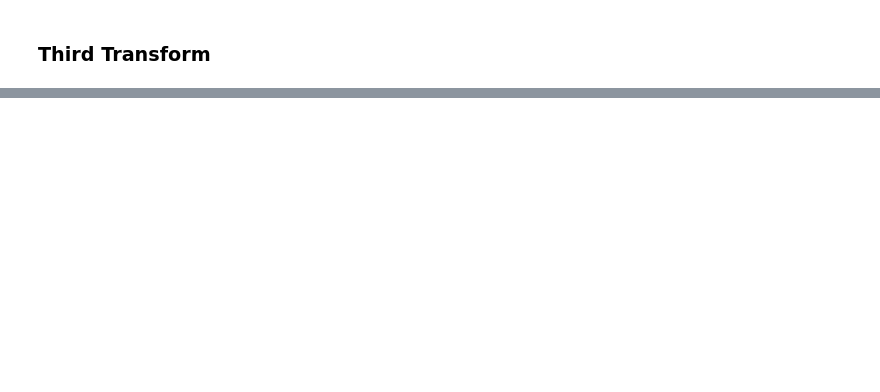
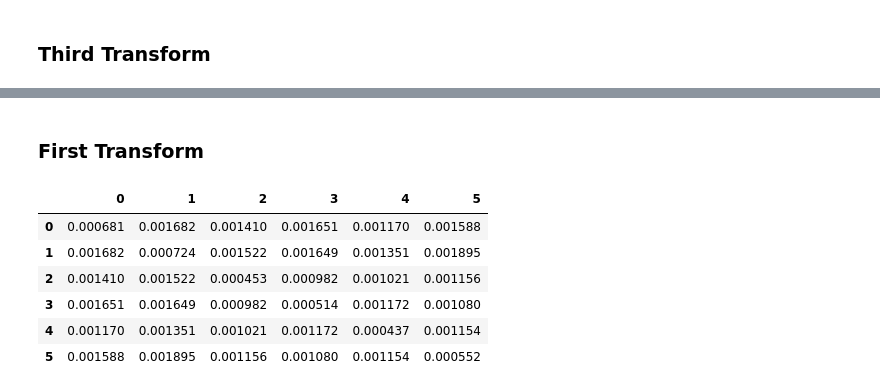
Before and after one commit to joelpoliveira/Feature-Engineering-for-Machine-Learning, a Jupyter notebook: Cap 1 - Text Data/main.ipynb, the cells around one changed output, grey strips where cells are left out. Cells and saved outputs as stored; diff of their text form; code cells hidden in the pictures; blank space fills up the shorter version.

Commit message:
add: inverse frequency transformation

```diff
--- a/Cap 1 - Text Data/main.ipynb
+++ b/Cap 1 - Text Data/main.ipynb
@@ -144,12 +428,12 @@ def bag_of_words(document: str, vocab: list, t: Callable) -> Sequence:
 def get_similarity_mat(N: int, dist: Callable, t: Callable):
     bows = [ bag_of_words(get(i), vocab, t) for i in range(N) ]
 
-    sim_mat = np.zeros((n,n))
-    for i in range(n):
-        for j in range(i, n):
+    sim_mat = np.zeros((N,N))
+    for i in range(N):
+        for j in range(i, N):
             sim_mat[i,j] = dist(bows[i], bows[j])
             sim_mat[j,i] = sim_mat[i,j]
-    display(pd.DataFrame(data = sim_mat, columns=range(n), index=range(n)).loc[0:5, 0:5])
+    display(pd.DataFrame(data = sim_mat, columns=range(N), index=range(N)).loc[0:5, 0:5])
     return sim_mat
 # %%
 t1 = lambda arr: np.log2(1+arr)
@@ -184,0 +596,29 @@ get_stats(0)
+# %%
+def bag_of_words(document: str, doc_freq: list, vocab: list, t: Callable) -> Sequence:
+    bow = np.zeros(len(vocab))
+    loc = dict(map(lambda pair: (pair[1], pair[0]), enumerate(vocab)))
+
+    for word in nltk.word_tokenize(document):
+        bow[loc[word.lower()]]+=1
+
+    bow = t(bow)
+
+    for i, v in enumerate(bow):
+        if v!=0:
+            bow[i] = np.log((doc_freq[i] + 1) / bow[i])
+    return bow
+# %%
+def get_similarity_mat(N: int, dist: Callable, t: Callable):
+    bows = [ bag_of_words(get(i), doc_freq, vocab, t) for i in range(N) ]
+
+    sim_mat = np.zeros((N,N))
+    for i in range(N):
+        for j in range(i, N):
+            sim_mat[i,j] = dist(bows[i], bows[j])
+            sim_mat[j,i] = sim_mat[i,j]
+    display(pd.DataFrame(data = sim_mat, columns=range(N), index=range(N)).loc[0:5, 0:5])
+    return sim_mat
+# %%
+t1 = lambda arr: np.log2(1+arr)
+t2 = lambda arr: np.log2(1 + t1(arr))
+t3 = lambda arr, k: (k+1)*arr/(arr+k)
@@ -184,0 +639,12 @@ get_stats(0)
+# %% [markdown]
+### First Transform
+# %%
+mat = get_similarity_mat(500, dot_dist, t1)
+# %% [output]
+|  | 0 | 1 | 2 | 3 | 4 | 5 |
+| 0 | 0.000681 | 0.001682 | 0.001410 | 0.001651 | 0.001170 | 0.001588 |
+| 1 | 0.001682 | 0.000724 | 0.001522 | 0.001649 | 0.001351 | 0.001895 |
+| 2 | 0.001410 | 0.001522 | 0.000453 | 0.000982 | 0.001021 | 0.001156 |
+| 3 | 0.001651 | 0.001649 | 0.000982 | 0.000514 | 0.001172 | 0.001080 |
+| 4 | 0.001170 | 0.001351 | 0.001021 | 0.001172 | 0.000437 | 0.001154 |
+| 5 | 0.001588 | 0.001895 | 0.001156 | 0.001080 | 0.001154 | 0.000552 |
```
Also changed, not shown: parts of 74 cells of this notebook.
